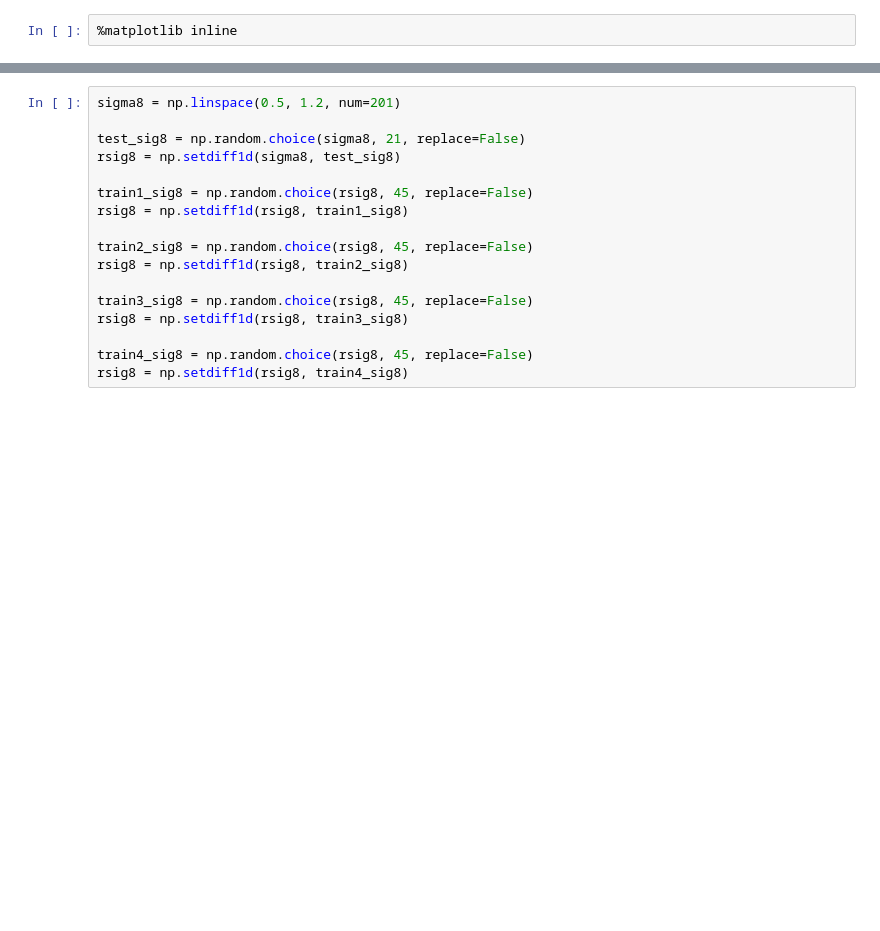
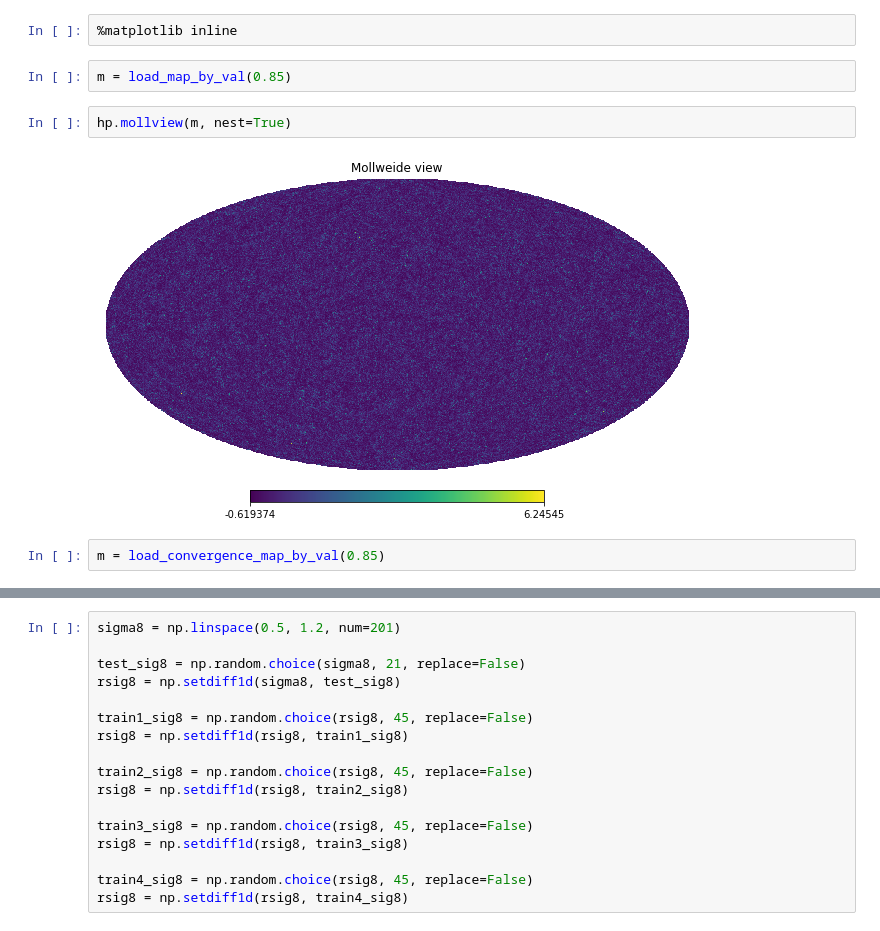
Before and after one commit to adiraju21s/deep_dss, a Jupyter notebook: notebooks/FLASK v2.ipynb, the cells around one changed output, grey strips where cells are left out. Cells and saved outputs as stored; diff of their text form; blank space fills up the shorter version.

```diff
--- a/notebooks/FLASK v2.ipynb
+++ b/notebooks/FLASK v2.ipynb
@@ -12,3 +12,11 @@ import matplotlib as mpl
 import matplotlib.pyplot as plt
 # %%
 %matplotlib inline
+# %%
+m = load_map_by_val(0.85)
+# %%
+hp.mollview(m, nest=True)
+# %% [output]
+[figure, added]
+# %%
+m = load_convergence_map_by_val(0.85)
```
Also changed, not shown: parts of 1 cell of this notebook.
